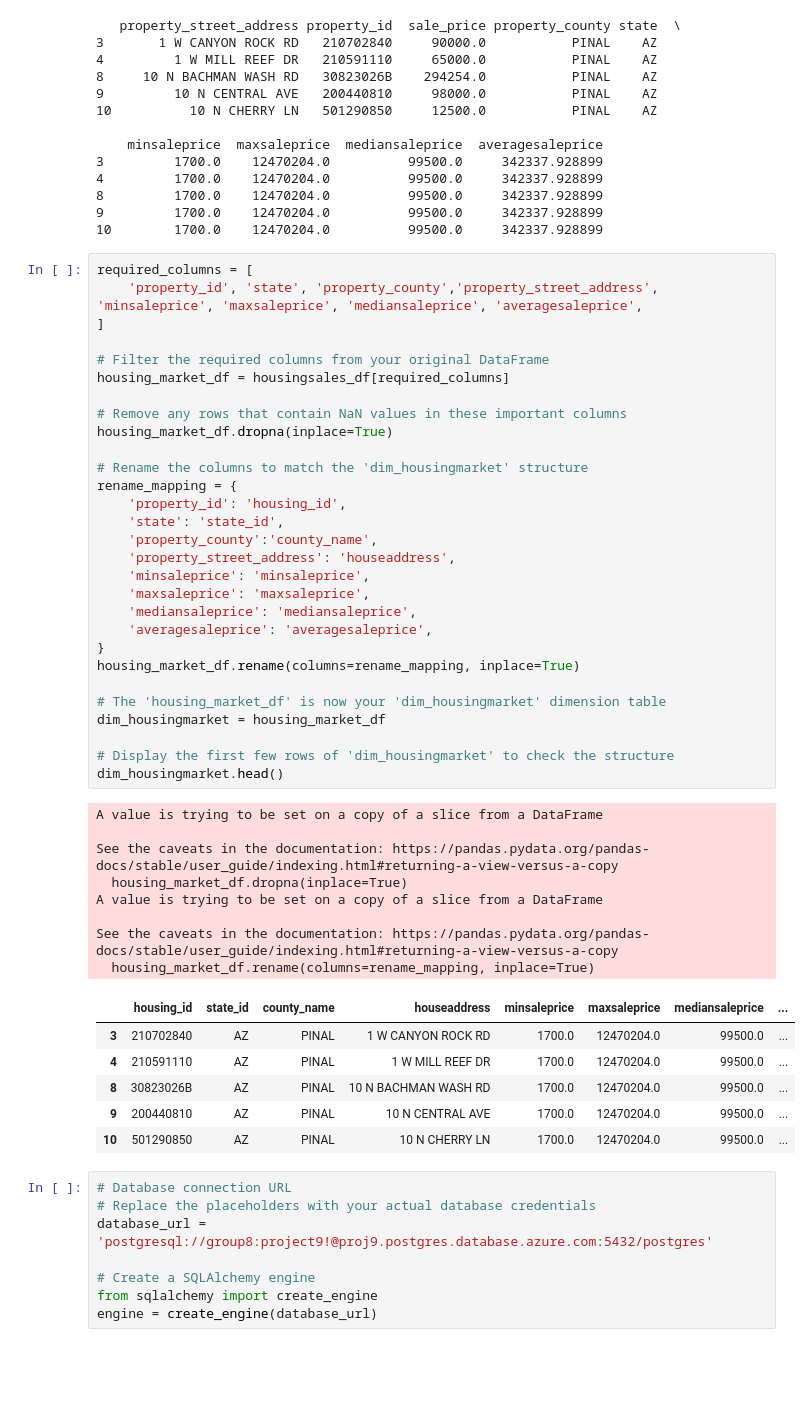
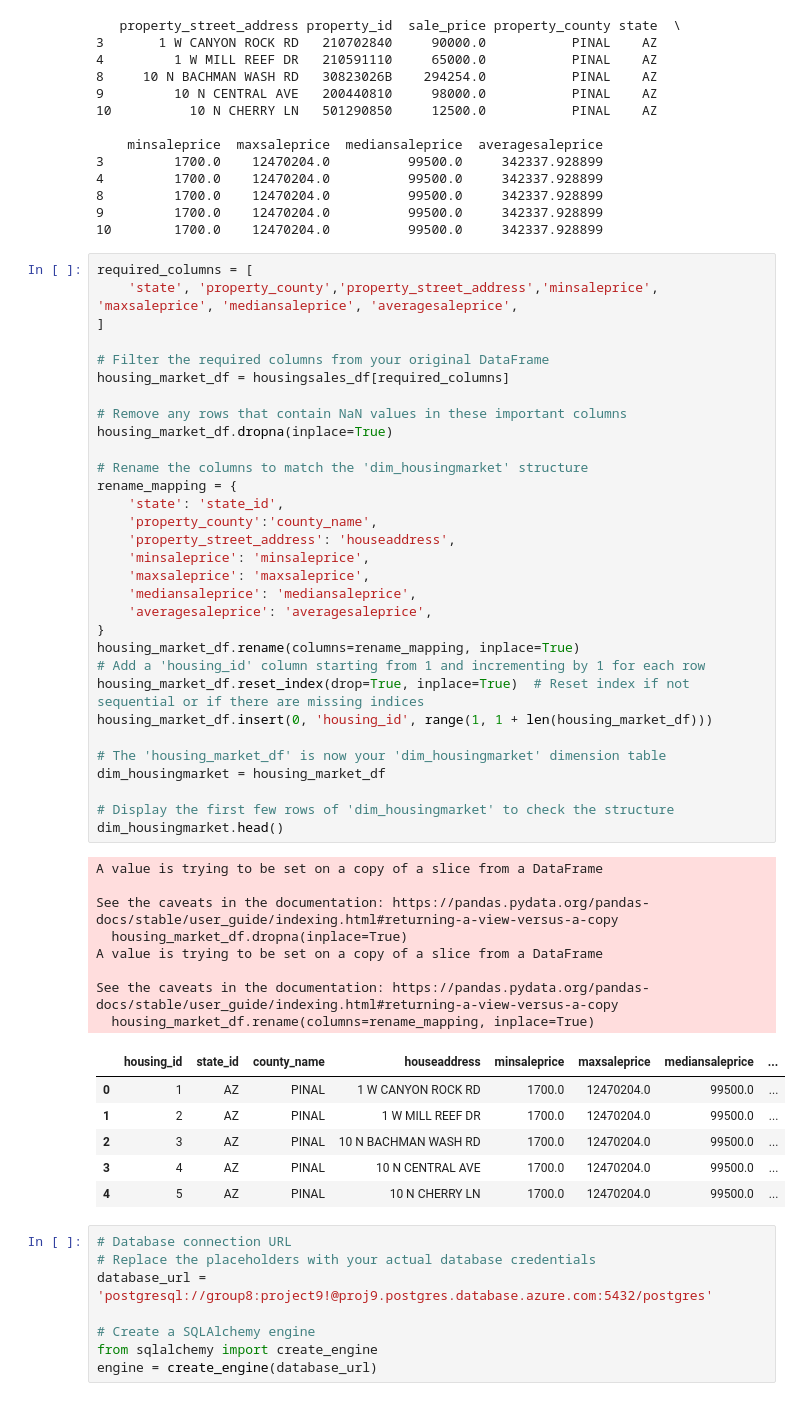
Before and after one commit to WasikulIslam1/CIS-4400-Project-9, a Jupyter notebook: HousingMarket/Scripts/ETL.ipynb, the cells around one changed output. Saved outputs shown, nothing was run; the diff lists cells and outputs as text; blank space fills up the shorter version.

```diff
--- a/HousingMarket/Scripts/ETL.ipynb
+++ b/HousingMarket/Scripts/ETL.ipynb
@@ -121,7 +121,7 @@ print(housingsales_df.head())
 10        1700.0    12470204.0          99500.0     342337.928899
 # %%
 required_columns = [
-    'property_id', 'state', 'property_county','property_street_address',	'minsaleprice', 'maxsaleprice', 'mediansaleprice', 'averagesaleprice',
+    'state', 'property_county','property_street_address','minsaleprice', 'maxsaleprice', 'mediansaleprice', 'averagesaleprice',
 ]
 
 # Filter the required columns from your original DataFrame
@@ -130,39 +130,41 @@ housing_market_df = housingsales_df[required_columns]
 # Remove any rows that contain NaN values in these important columns
 housing_market_df.dropna(inplace=True)
 
 # Rename the columns to match the 'dim_housingmarket' structure
 rename_mapping = {
-    'property_id': 'housing_id',
     'state': 'state_id',
     'property_county':'county_name',
     'property_street_address': 'houseaddress',
     'minsaleprice': 'minsaleprice',
     'maxsaleprice': 'maxsaleprice',
     'mediansaleprice': 'mediansaleprice',
     'averagesaleprice': 'averagesaleprice',
 }
 housing_market_df.rename(columns=rename_mapping, inplace=True)
+# Add a 'housing_id' column starting from 1 and incrementing by 1 for each row
+housing_market_df.reset_index(drop=True, inplace=True)  # Reset index if not sequential or if there are missing indices
+housing_market_df.insert(0, 'housing_id', range(1, 1 + len(housing_market_df)))
 
 # The 'housing_market_df' is now your 'dim_housingmarket' dimension table
 dim_housingmarket = housing_market_df
 
 # Display the first few rows of 'dim_housingmarket' to check the structure
 dim_housingmarket.head()
 # %% [output]
 A value is trying to be set on a copy of a slice from a DataFrame
 
 See the caveats in the documentation: https://pandas.pydata.org/pandas-docs/stable/user_guide/indexing.html#returning-a-view-versus-a-copy
   housing_market_df.dropna(inplace=True)
 A value is trying to be set on a copy of a slice from a DataFrame
 
 See the caveats in the documentation: https://pandas.pydata.org/pandas-docs/stable/user_guide/indexing.html#returning-a-view-versus-a-copy
   housing_market_df.rename(columns=rename_mapping, inplace=True)
 |  | housing_id | state_id | county_name | houseaddress | minsaleprice | maxsaleprice | mediansaleprice | ... |
-| 3 | 210702840 | AZ | PINAL | 1 W CANYON ROCK RD | 1700.0 | 12470204.0 | 99500.0 | ... |
-| 4 | 210591110 | AZ | PINAL | 1 W MILL REEF DR | 1700.0 | 12470204.0 | 99500.0 | ... |
-| 8 | 30823026B | AZ | PINAL | 10 N BACHMAN WASH RD | 1700.0 | 12470204.0 | 99500.0 | ... |
-| 9 | 200440810 | AZ | PINAL | 10 N CENTRAL AVE | 1700.0 | 12470204.0 | 99500.0 | ... |
-| 10 | 501290850 | AZ | PINAL | 10 N CHERRY LN | 1700.0 | 12470204.0 | 99500.0 | ... |
+| 0 | 1 | AZ | PINAL | 1 W CANYON ROCK RD | 1700.0 | 12470204.0 | 99500.0 | ... |
+| 1 | 2 | AZ | PINAL | 1 W MILL REEF DR | 1700.0 | 12470204.0 | 99500.0 | ... |
+| 2 | 3 | AZ | PINAL | 10 N BACHMAN WASH RD | 1700.0 | 12470204.0 | 99500.0 | ... |
+| 3 | 4 | AZ | PINAL | 10 N CENTRAL AVE | 1700.0 | 12470204.0 | 99500.0 | ... |
+| 4 | 5 | AZ | PINAL | 10 N CHERRY LN | 1700.0 | 12470204.0 | 99500.0 | ... |
 # %%
 # Database connection URL
 # Replace the placeholders with your actual database credentials
```
Also changed, not shown: parts of 3 cells of this notebook, 1 other file.
